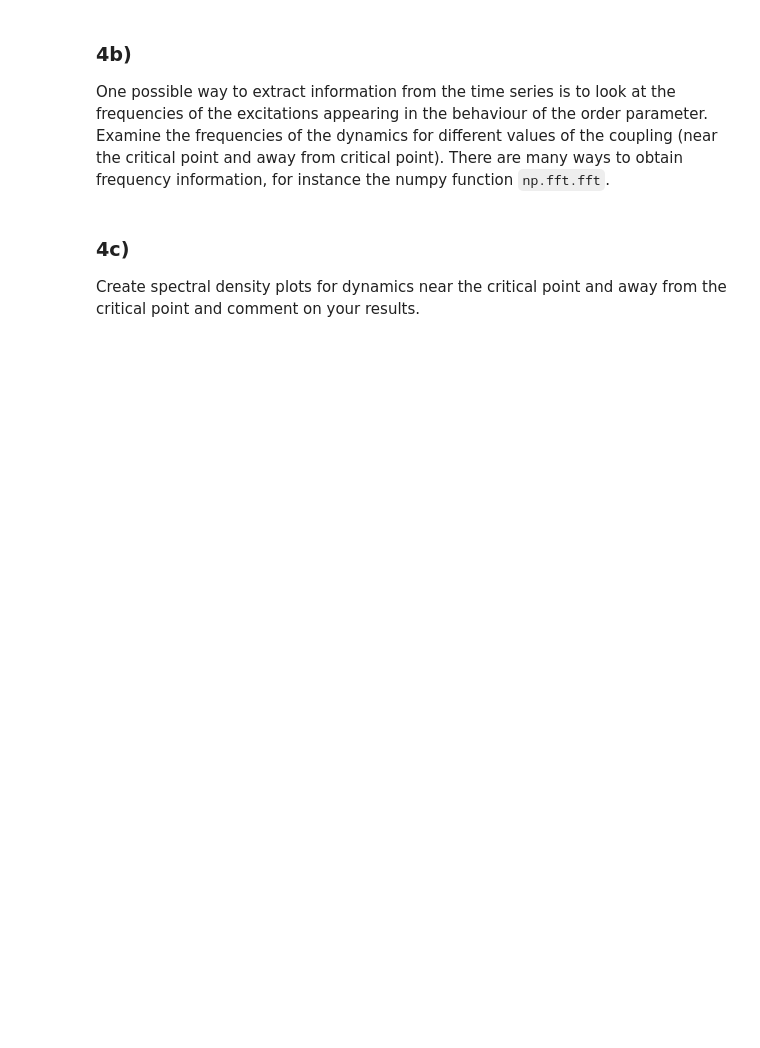
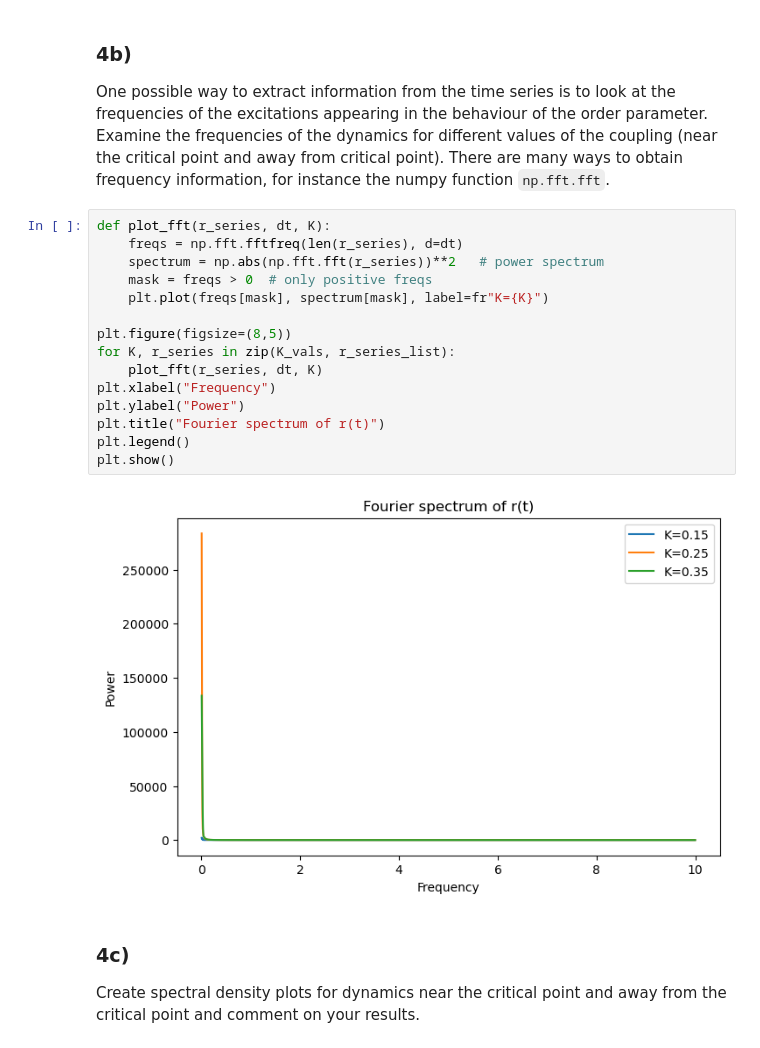
Before and after one commit to maxxokk/Labs, a Jupyter notebook: Lab 3 Questions PHYS3888.ipynb, the cells around one changed output. Drawn from its saved outputs; the diff is of its cells as text; blank space fills up the shorter version.

```diff
--- a/Lab 3 Questions PHYS3888.ipynb
+++ b/Lab 3 Questions PHYS3888.ipynb
@@ -355,6 +428,23 @@ Create some plots of the dynamics of the order parameter for a case that is near
 # %% [markdown]
 ### 4b)
 One possible way to extract information from the time series is to look at the frequencies of the excitations appearing in the behaviour of the order parameter.  Examine the frequencies of the dynamics for different values of the coupling (near the critical point and away from critical point).  There are many ways to obtain frequency information, for instance the numpy function `np.fft.fft`.
+# %%
+def plot_fft(r_series, dt, K):
+    freqs = np.fft.fftfreq(len(r_series), d=dt)
+    spectrum = np.abs(np.fft.fft(r_series))**2   # power spectrum
+    mask = freqs > 0  # only positive freqs
+    plt.plot(freqs[mask], spectrum[mask], label=fr"K={K}")
+
+plt.figure(figsize=(8,5))
+for K, r_series in zip(K_vals, r_series_list):
+    plot_fft(r_series, dt, K)
+plt.xlabel("Frequency")
+plt.ylabel("Power")
+plt.title("Fourier spectrum of r(t)")
+plt.legend()
+plt.show()
+# %% [output]
+[figure, added]
 # %% [markdown]
 ### 4c)
 Create spectral density plots for dynamics near the critical point and away from the critical point and comment on your results.
```
Also changed, not shown: parts of 4 cells of this notebook.
